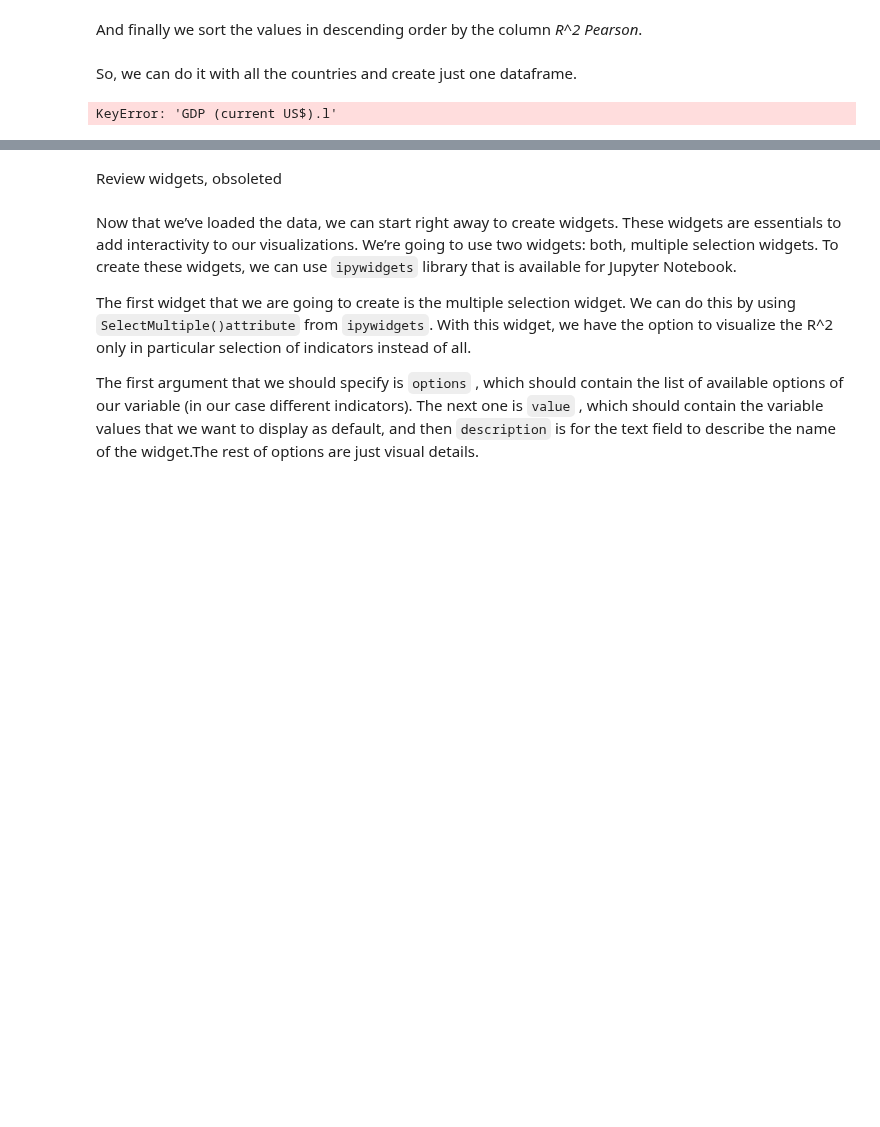
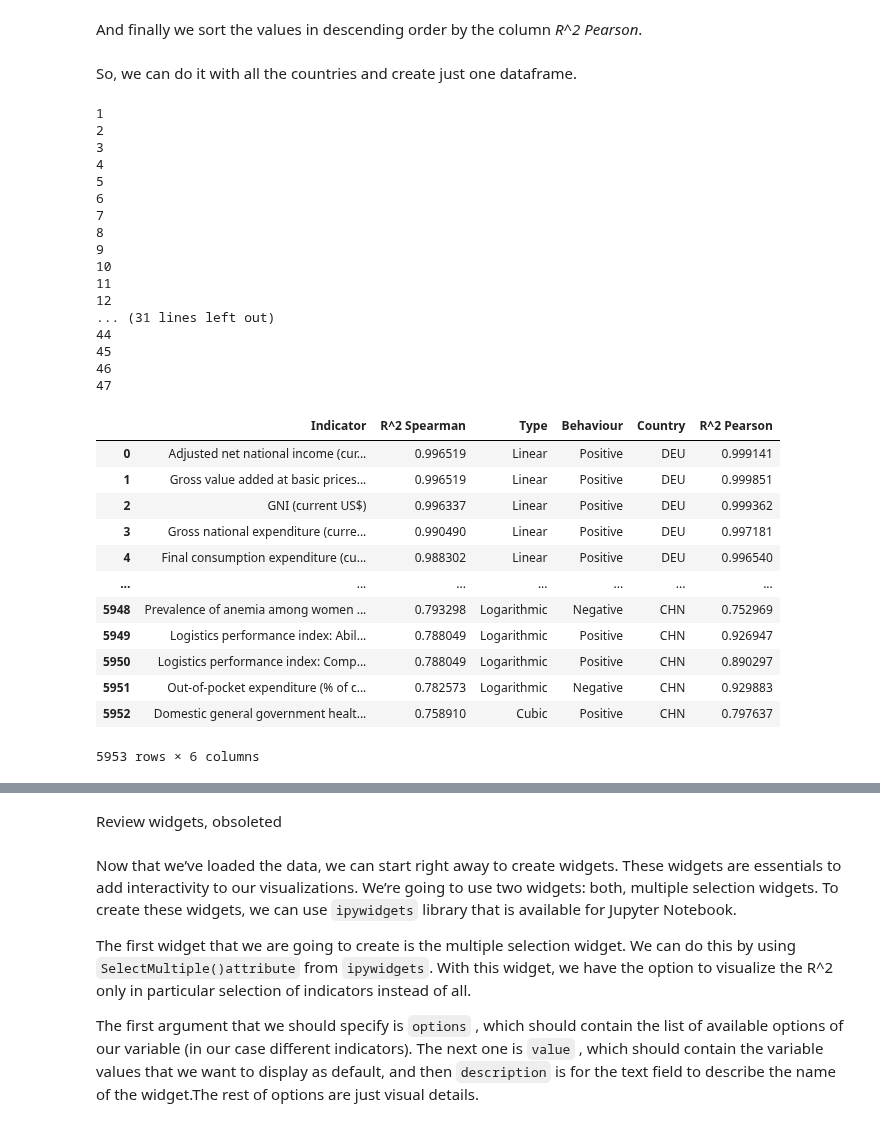
Before and after one commit to devonfw-forge/python-data-driven-decisions, a Jupyter notebook: WDI-Complete code.ipynb, the cells around one changed output, grey strips where cells are left out. Cells and saved outputs as stored; diff of their text form; code cells hidden in the pictures; blank space fills up the shorter version.

```diff
--- a/WDI-Complete code.ipynb
+++ b/WDI-Complete code.ipynb
@@ -974,8 +989,8 @@ pearsondf
 spearmandf
 for i in range(1,len(clist)):
     dat=df_study.loc[df_study.loc[:, 'Country'] == clist[i]]
-    listacorpe=[]
-    listacorsp=[]
+    listacorpe=['GDP (current US$).l']
+    listacorsp=['GDP (current US$).l']
     clmns=dat.columns.values.tolist()
     dat.replace([np.inf, -np.inf], np.nan, inplace=True)
     for c in range(0, len(clmns)):
@@ -1037,35 +1052,63 @@ for i in range(1,len(clist)):
     maxp_df['Behaviour']=np.where(maxp_df['GDP (current US$).l']>0, 'Positive', 'Negative')
     maxp_df['Type']=maxp_df['Type'].replace(['l','^2','^3','log'],['Linear','Cuadratic','Cubic','Logarithmic'])
     maxp_df['Country']= clist[i]
 
     maxs_df['Behaviour']=np.where(maxs_df['GDP (current US$).l']>0, 'Positive', 'Negative')
     maxs_df['Type']=maxs_df['Type'].replace(['l','^2','^3','log'],['Linear','Cuadratic','Cubic','Logarithmic'])
     maxs_df['Country']= clist[i]
 
 
     maxp_df.drop("GDP (current US$).l",axis=1,inplace=True)
     maxp_df=maxp_df.reset_index(drop=True)
     maxp_df = maxp_df.drop(maxp_df[maxp_df['Indicator']=='Year'].index)
     maxp_df = maxp_df.drop(maxp_df[maxp_df['Indicator']=='GDP (current US$)'].index)
     maxp_df = maxp_df.drop(maxp_df[maxp_df['Indicator']=='Unnamed: 0'].index)
 
     maxs_df.drop("GDP (current US$).l",axis=1,inplace=True)
     maxs_df=maxs_df.reset_index(drop=True)
     maxs_df = maxs_df.drop(maxs_df[maxs_df['Indicator']=='Year'].index)
     maxs_df = maxs_df.drop(maxs_df[maxs_df['Indicator']=='GDP (current US$)'].index)
     maxs_df = maxs_df.drop(maxs_df[maxs_df['Indicator']=='Unnamed: 0'].index)
     maxs_df=maxs_df.sort_values(by = 'R^2 Spearman',ascending = False)
 
 
     maxp_df=maxp_df.sort_values(by = 'R^2 Pearson',ascending = False)
     pearsondf=pd.concat((pearsondf, maxp_df), axis = 0)
     spearmandf=pd.concat((spearmandf, maxs_df), axis = 0)
-    print(i)
 
 corrtable=spearmandf.merge(pearsondf, left_on=('Indicator', 'Country','Type','Behaviour'), right_on=('Indicator', 'Country','Type','Behaviour'))
 display(corrtable)
 # %% [output]
-KeyError: 'GDP (current US$).l'
+1
+2
+3
+4
+5
+6
+7
+8
+9
+10
+11
+12
+... (31 lines left out)
+44
+45
+46
+47
+|  | Indicator | R^2 Spearman | Type | Behaviour | Country | R^2 Pearson |
+| 0 | Adjusted net national income (cur... | 0.996519 | Linear | Positive | DEU | 0.999141 |
+| 1 | Gross value added at basic prices... | 0.996519 | Linear | Positive | DEU | 0.999851 |
+| 2 | GNI (current US$) | 0.996337 | Linear | Positive | DEU | 0.999362 |
+| 3 | Gross national expenditure (curre... | 0.990490 | Linear | Positive | DEU | 0.997181 |
+| 4 | Final consumption expenditure (cu... | 0.988302 | Linear | Positive | DEU | 0.996540 |
+| ... | ... | ... | ... | ... | ... | ... |
+| 5948 | Prevalence of anemia among women ... | 0.793298 | Logarithmic | Negative | CHN | 0.752969 |
+| 5949 | Logistics performance index: Abil... | 0.788049 | Logarithmic | Positive | CHN | 0.926947 |
+| 5950 | Logistics performance index: Comp... | 0.788049 | Logarithmic | Positive | CHN | 0.890297 |
+| 5951 | Out-of-pocket expenditure (% of c... | 0.782573 | Logarithmic | Negative | CHN | 0.929883 |
+| 5952 | Domestic general government healt... | 0.758910 | Cubic | Positive | CHN | 0.797637 |
+5953 rows × 6 columns
 # %%
 columnssf=corrtable.Indicator.to_list()
 columnsf=np.unique(columnssf)
```
Also changed, not shown: parts of 5 cells of this notebook.
